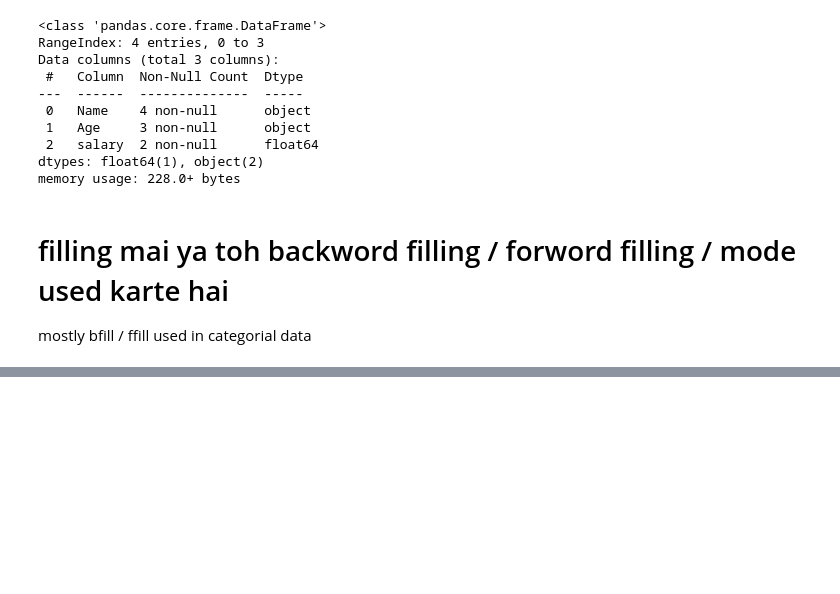
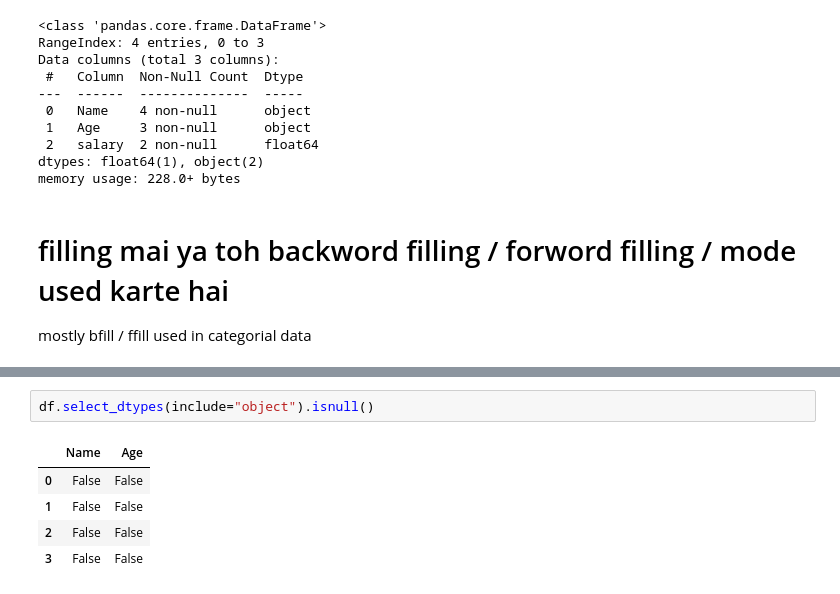
Before and after one commit to anjali801/Data-science-45-internship, a Jupyter notebook: Day22.ipynb, the cells around one changed output, grey strips where cells are left out. Saved outputs shown, nothing was run; the diff lists cells and outputs as text; blank space fills up the shorter version.

```diff
--- a/Day22.ipynb
+++ b/Day22.ipynb
@@ -273,0 +305,8 @@ df.fillna(method="bfill")                 # backword filling
+# %%
+df.select_dtypes(include="object").isnull()
+# %% [output]
+|  | Name | Age |
+| 0 | False | False |
+| 1 | False | False |
+| 2 | False | False |
+| 3 | False | False |
```
Also changed, not shown: parts of 16 cells of this notebook.
